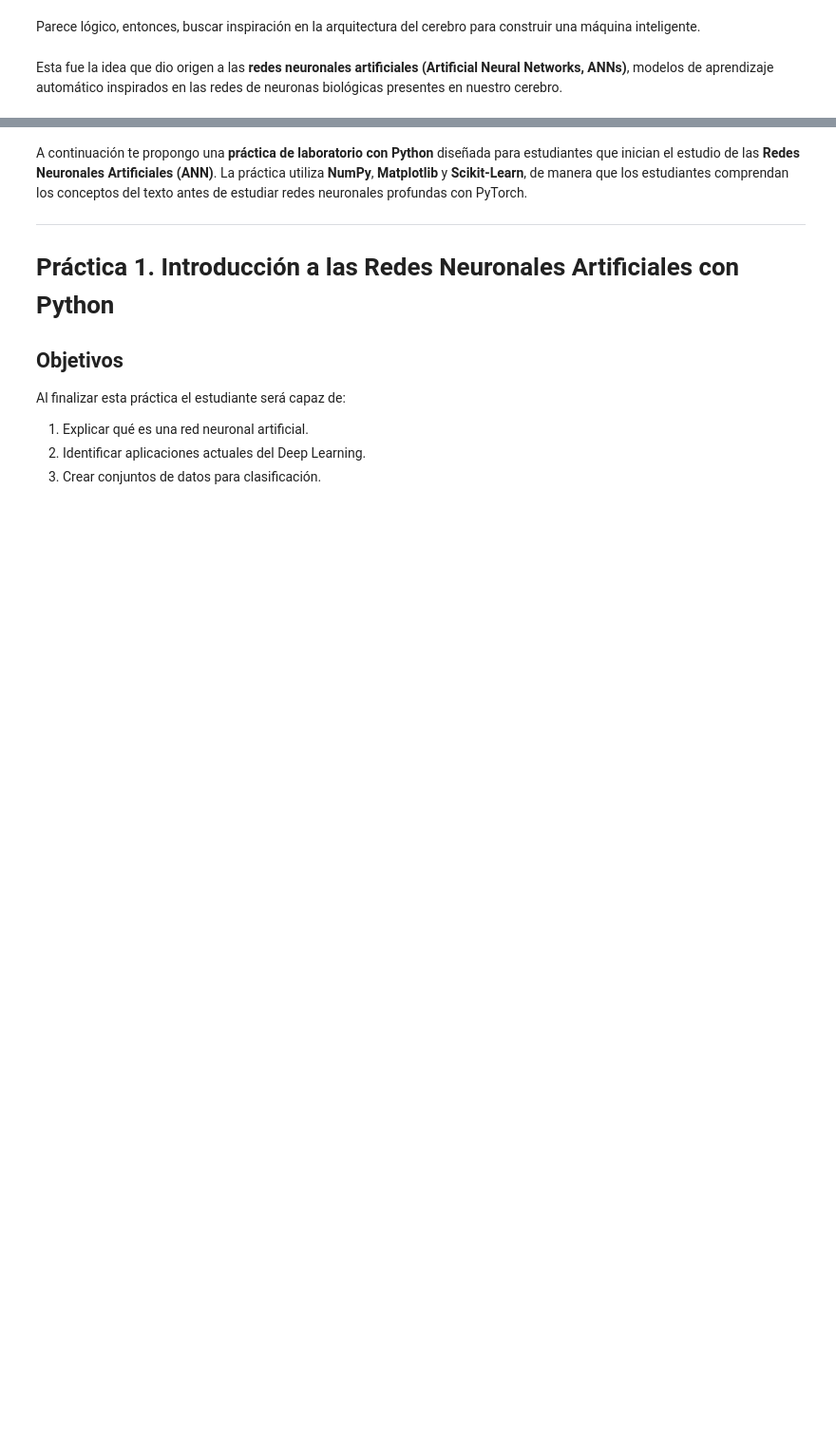
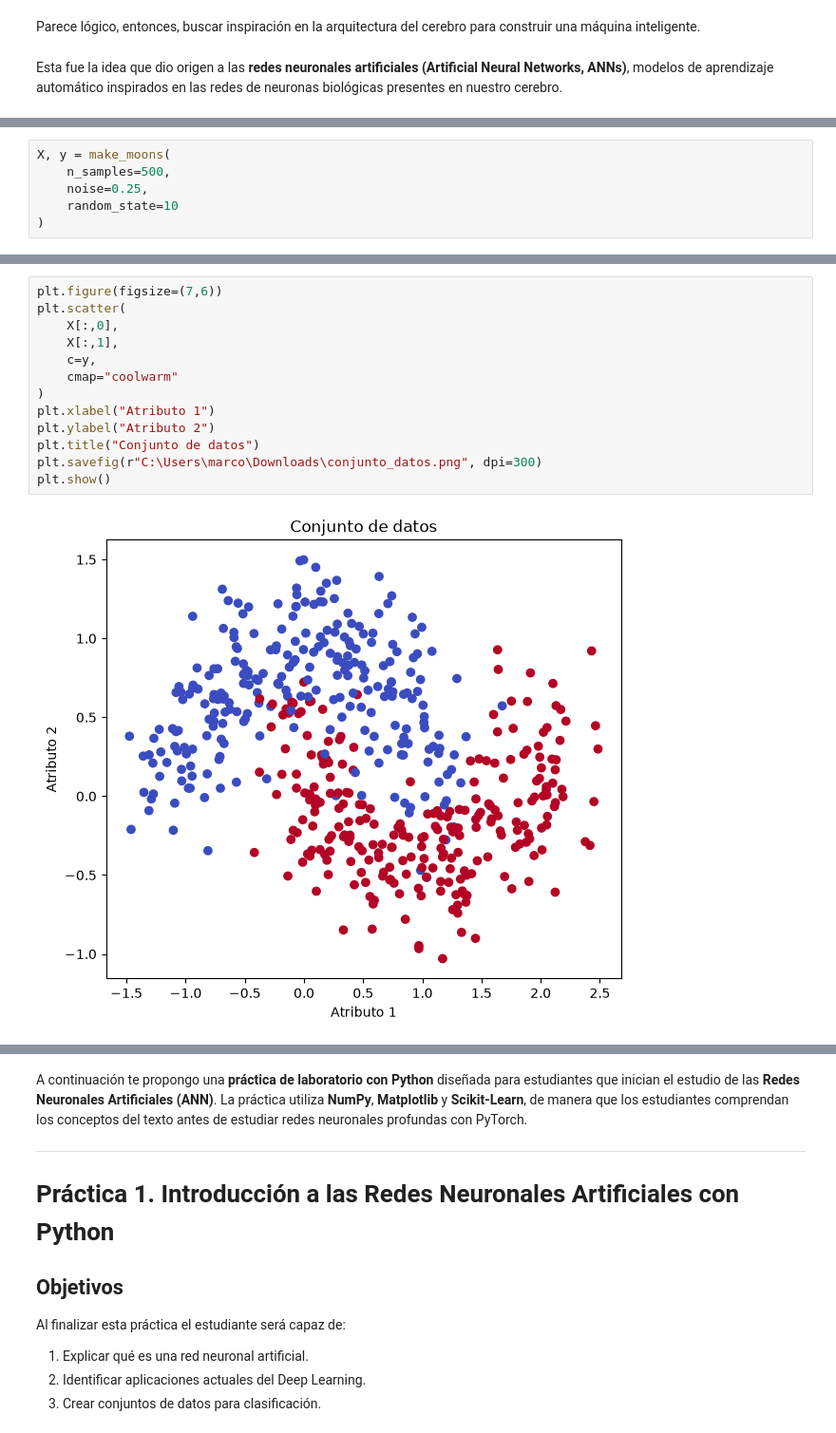
Before and after one commit to marco-canas/machine_learning_idalina, a Jupyter notebook: 6_redes_neuronales/1_scripts/redes_1_pag_316.ipynb, the cells around one changed output, grey strips where cells are left out. Shown at 95% size. Drawn from its saved outputs; the diff is of its cells as text; blank space fills up the shorter version.

```diff
--- a/6_redes_neuronales/1_scripts/redes_1_pag_316.ipynb
+++ b/6_redes_neuronales/1_scripts/redes_1_pag_316.ipynb
@@ -18,0 +87,6 @@ En este capítulo implementaremos perceptrones multicapa sencillos utilizando **
+# %%
+X, y = make_moons(
+    n_samples=500,
+    noise=0.25,
+    random_state=10
+)
@@ -18,0 +127,15 @@ En este capítulo implementaremos perceptrones multicapa sencillos utilizando **
+# %%
+plt.figure(figsize=(7,6))
+plt.scatter(
+    X[:,0],
+    X[:,1],
+    c=y,
+    cmap="coolwarm"
+)
+plt.xlabel("Atributo 1")
+plt.ylabel("Atributo 2")
+plt.title("Conjunto de datos")
+plt.savefig(r"C:\Users\marco\Downloads\conjunto_datos.png", dpi=300)
+plt.show()
+# %% [output]
+[figure, added]
```
Also changed, not shown: parts of 52 cells of this notebook, 1 other file.
